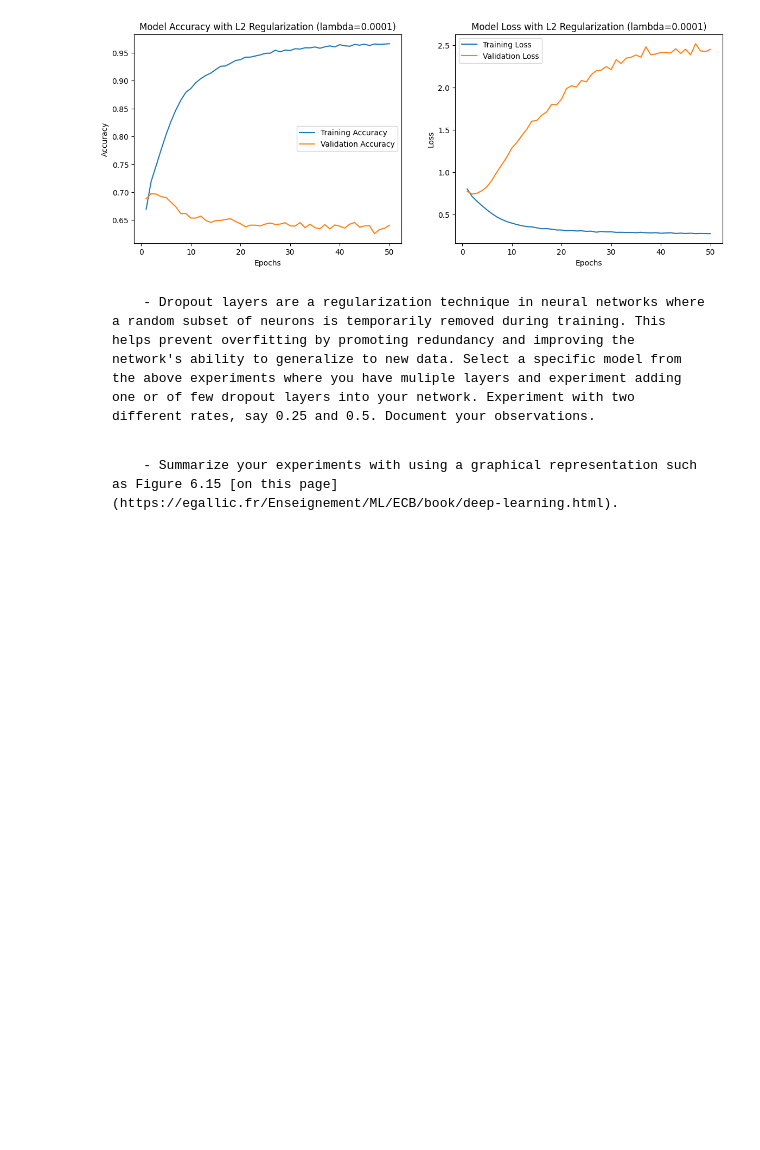
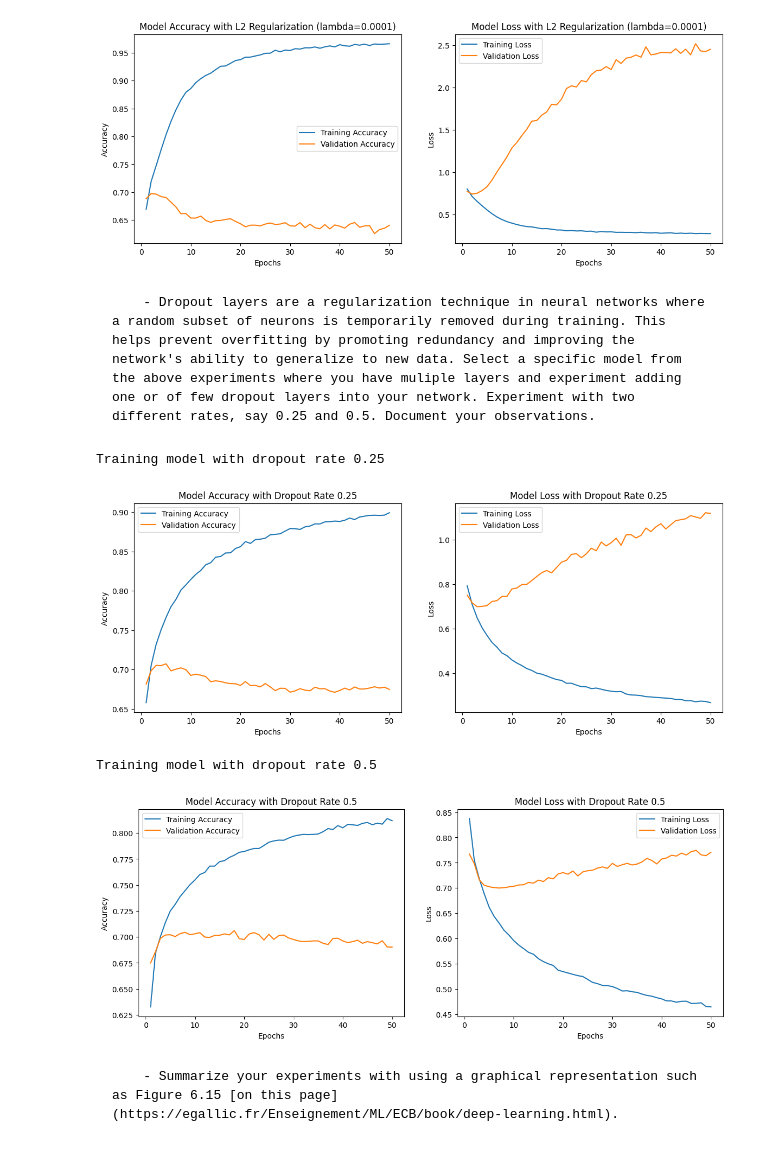
Before and after one commit to asaklil/CSI4106_A3, a Jupyter notebook: csi4106-f24-a3-template.ipynb, the cells around one changed output. Drawn from its saved outputs; the diff is of its cells as text; code cells hidden in the pictures; blank space fills up the shorter version.

```diff
--- a/csi4106-f24-a3-template.ipynb
+++ b/csi4106-f24-a3-template.ipynb
@@ -1038,7 +1068,6 @@ Training model with L2 regularization (lambda=0.0001)
 from tensorflow.keras.layers import Dropout
 
 dropout_rates = [0.25, 0.5]
-
 
 for rate in dropout_rates:
     print(f"\nTraining model with dropout rate {rate}")
@@ -1050,45 +1079,48 @@ for rate in dropout_rates:
         Dropout(rate),
         Dense(3, activation='softmax')
     ])
-
-    # Now we Compile, train, and plot as before
 
     # Compile the model
     model.compile(optimizer='adam',
                   loss='sparse_categorical_crossentropy',
                   metrics=['accuracy'])
 
     # Train the model
     history = model.fit(
         X_train, y_train,
         epochs=50,
         batch_size=32,
         validation_data=(X_valid, y_valid),
         verbose=0
     )
 
     # Plot the results
     epochs_range = range(1, 51)
 
     plt.figure(figsize=(14, 5))
 
     plt.subplot(1, 2, 1)
     plt.plot(epochs_range, history.history['accuracy'], label='Training Accuracy')
     plt.plot(epochs_range, history.history['val_accuracy'], label='Validation Accuracy')
-    plt.xlabel('Époques')
-    plt.ylabel('Précision')
-    plt.title(f'Précision du Modèle avec {num_layers} Couches Cachées')
+    plt.xlabel('Epochs')
+    plt.ylabel('Accuracy')
+    plt.title(f'Model Accuracy with Dropout Rate {rate}')
     plt.legend()
 
     plt.subplot(1, 2, 2)
     plt.plot(epochs_range, history.history['loss'], label='Training Loss')
     plt.plot(epochs_range, history.history['val_loss'], label='Validation Loss')
-    plt.xlabel('Époques')
-    plt.ylabel('Perte')
-    plt.title(f'Perte du Modèle avec {num_layers} Couches Cachées')
+    plt.xlabel('Epochs')
+    plt.ylabel('Loss')
+    plt.title(f'Model Loss with Dropout Rate {rate}')
     plt.legend()
 
     plt.show()
+# %% [output]
+Training model with dropout rate 0.25
+[figure, added]
+Training model with dropout rate 0.5
+[figure, added]
 # %% [markdown]
         - Summarize your experiments with using a graphical representation such as Figure 6.15 [on this page](https://egallic.fr/Enseignement/ML/ECB/book/deep-learning.html).
 # %%
```
Also changed, not shown: parts of 4 cells of this notebook.
